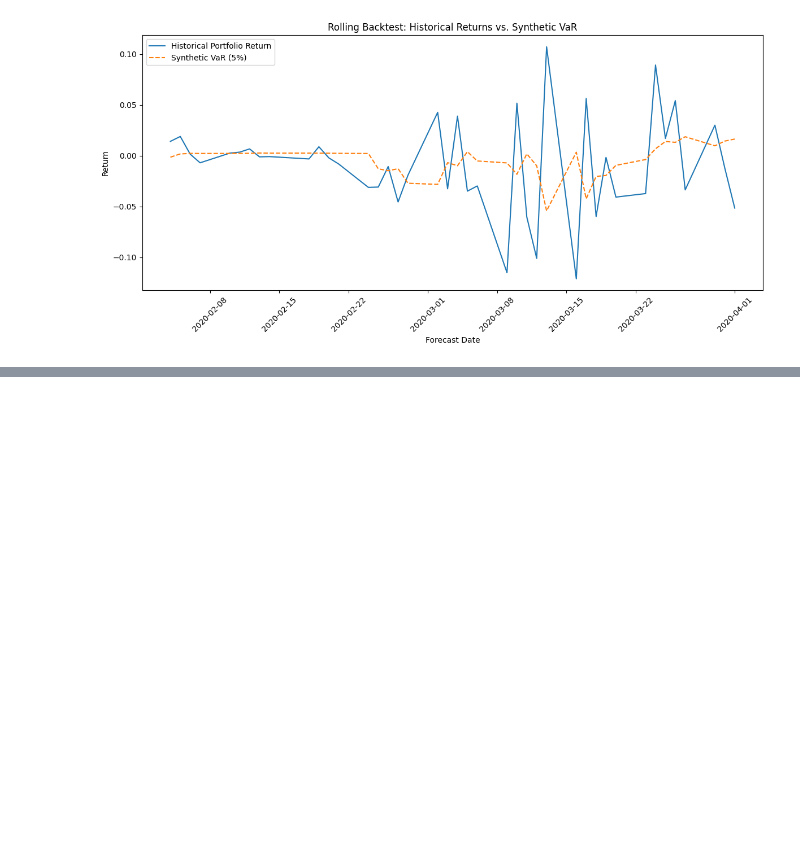
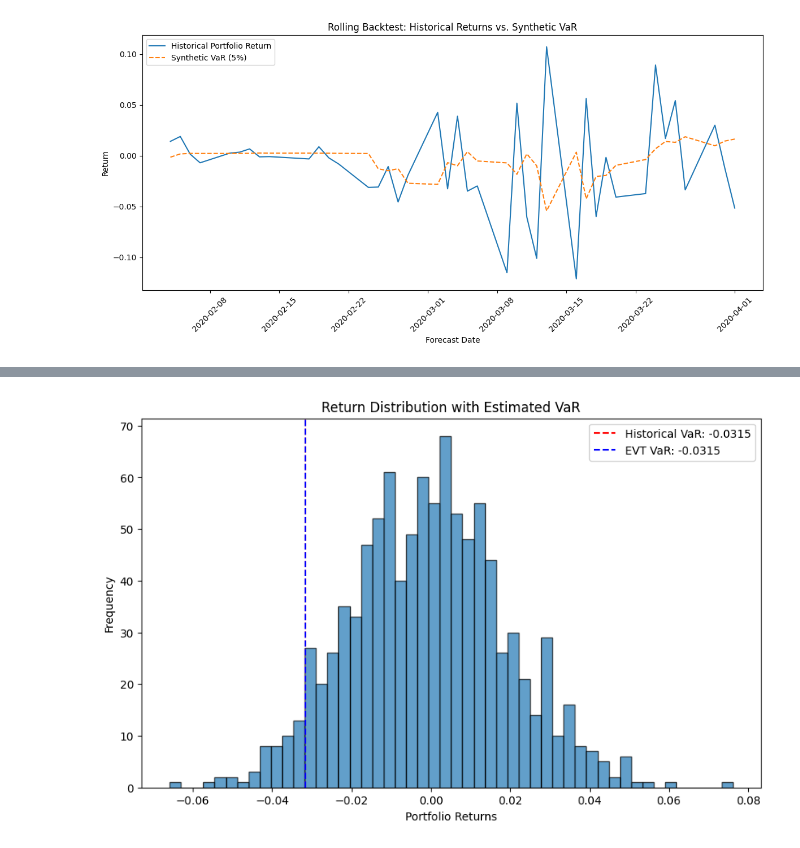
Before and after one commit to GioanZ/Portfolio-Stress-Testing-with-Deep-Generative-Models, a Jupyter notebook: stress_testing.ipynb, the cells around one changed output, grey strips where cells are left out. Cells and saved outputs as stored; diff of their text form; code cells hidden in the pictures; blank space fills up the shorter version.

```diff
--- a/stress_testing.ipynb
+++ b/stress_testing.ipynb
@@ -891,0 +1133,14 @@ plt.show()
+# %%
+plt.figure(figsize=(10, 6))
+plt.hist(portfolio_returns, bins=50, alpha=0.7, edgecolor="black")
+plt.axvline(
+    hist_var, color="r", linestyle="--", label=f"Historical VaR: {hist_var:.4f}"
+)
+plt.axvline(evt_var, color="b", linestyle="--", label=f"EVT VaR: {evt_var:.4f}")
+plt.xlabel("Portfolio Returns")
+plt.ylabel("Frequency")
+plt.title("Return Distribution with Estimated VaR")
+plt.legend()
+plt.show()
+# %% [output]
+[figure, added]
```
Also changed, not shown: parts of 20 cells of this notebook.
